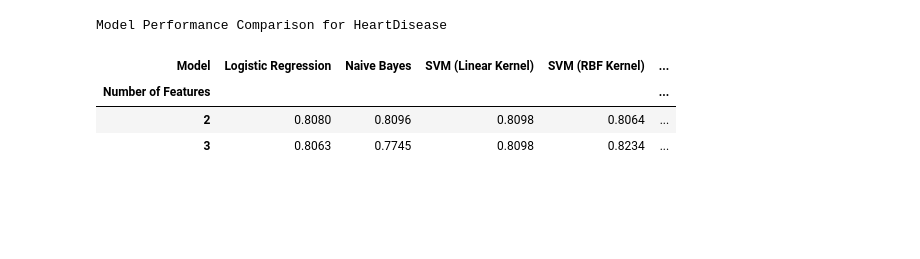
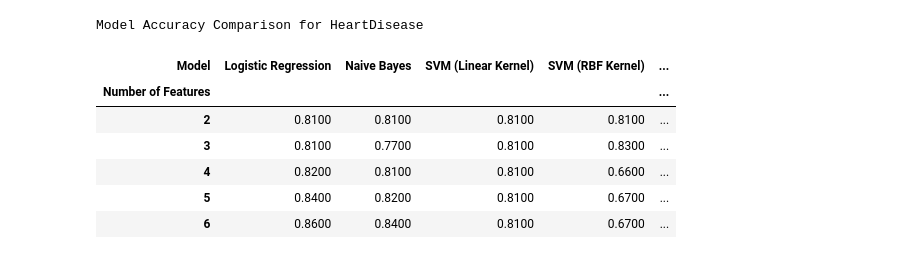
Before and after one commit to asterios-pantousas/Qiskit_QML_Implementations, a Jupyter notebook: generic_comparator.ipynb, the cells around one changed output. Saved outputs shown, nothing was run; the diff lists cells and outputs as text; code cells hidden in the pictures; blank space fills up the shorter version.

Commit message:
cleanup repo

```diff
--- a/generic_comparator.ipynb
+++ b/generic_comparator.ipynb
@@ -395,9 +457,12 @@ def evaluate_real_sampler_qnn(X_train, y_train, X_val, y_val,service,backend, ma
 
         e_qnn_score = sampler_classifier.score(X_val, y_val)
         print(f"Test Score Real QC Sampler QNN: {e_qnn_score:.4f}")
-        print("------------------------------------------------------------------------")
-    print(classification_report(y_val,y_pred))
-    return e_qnn_score, classification_report(y_val,y_pred)
+    result = parse_classification_report(classification_report(y_val,y_pred))
+    result.append({"Elapsed Time": elapsed_time})
+    print(result)
+    print("------------------------------------------------------------------------")
+
+    return result
 # %%
 def evaluate_models(X, y, num_features, cross_validation_folds=2):
     """Main function to evaluate all models."""
@@ -504,8 +569,8 @@ def main():
 
     return all_results
 
-if __name__ == "__main__":
-    all_results = main()
+
+all_results = main()
 # %% [output]
 Dataset's shape is: (918, 12)
 Treating column 'Sex' as categorical.
@@ -547,13 +591,0 @@ all_results
-# %%
-# Prepare data for visualization
-model_names = list(all_results[2].keys())  # Get model names from the first result
-feature_counts = list(all_results.keys())
-scores = {model: [] for model in model_names}
-
-for num_features in feature_counts:
-    for model in model_names:
-        scores[model].append(all_results[num_features].get(model, 0))
-
-df_scores = pd.DataFrame(scores, index=feature_counts)
-df_scores.index.name = "Number of Features"
-df_scores.columns.name = "Model"
@@ -560,17 +669,30 @@ df_scores.columns.name = "Model"
 # %%
-clean_styled = df_scores.style\
+clean_styled = df_accuracy.style\
     .format("{:.4f}")\
     .set_properties(**{
         'text-align': 'center',
         'padding': '10px',
         'border': '1px solid black'
     })\
     .highlight_max(axis=1, color='#666666')\
-    .set_caption(f'Model Performance Comparison for {TARGET_COLUMN}')
+    .set_caption(f'Model Accuracy Comparison for {TARGET_COLUMN}')
+
+async def export_styled_df():
+    await dfi.export_async(
+        clean_styled,
+        f"{PLOT_DIR}/{PLOT_PREFIX}_{FEATURE_COUNTS[-1]}_accuracy_table.png",
+        dpi=PLOT_DPI
+    )
+
+await export_styled_df()
+
 display(clean_styled)
 # %% [output]
-Model Performance Comparison for HeartDisease
+Model Accuracy Comparison for HeartDisease
 | Model | Logistic Regression | Naive Bayes | SVM (Linear Kernel) | SVM (RBF Kernel) | ... |
 | Number of Features |  |  |  |  | ... |
-| 2 | 0.8080 | 0.8096 | 0.8098 | 0.8064 | ... |
-| 3 | 0.8063 | 0.7745 | 0.8098 | 0.8234 | ... |
+| 2 | 0.8100 | 0.8100 | 0.8100 | 0.8100 | ... |
+| 3 | 0.8100 | 0.7700 | 0.8100 | 0.8300 | ... |
+| 4 | 0.8200 | 0.8100 | 0.8100 | 0.6600 | ... |
+| 5 | 0.8400 | 0.8200 | 0.8100 | 0.6700 | ... |
+| 6 | 0.8600 | 0.8400 | 0.8100 | 0.6700 | ... |
```
Also changed, not shown: parts of 23 cells of this notebook, 6 other files.
